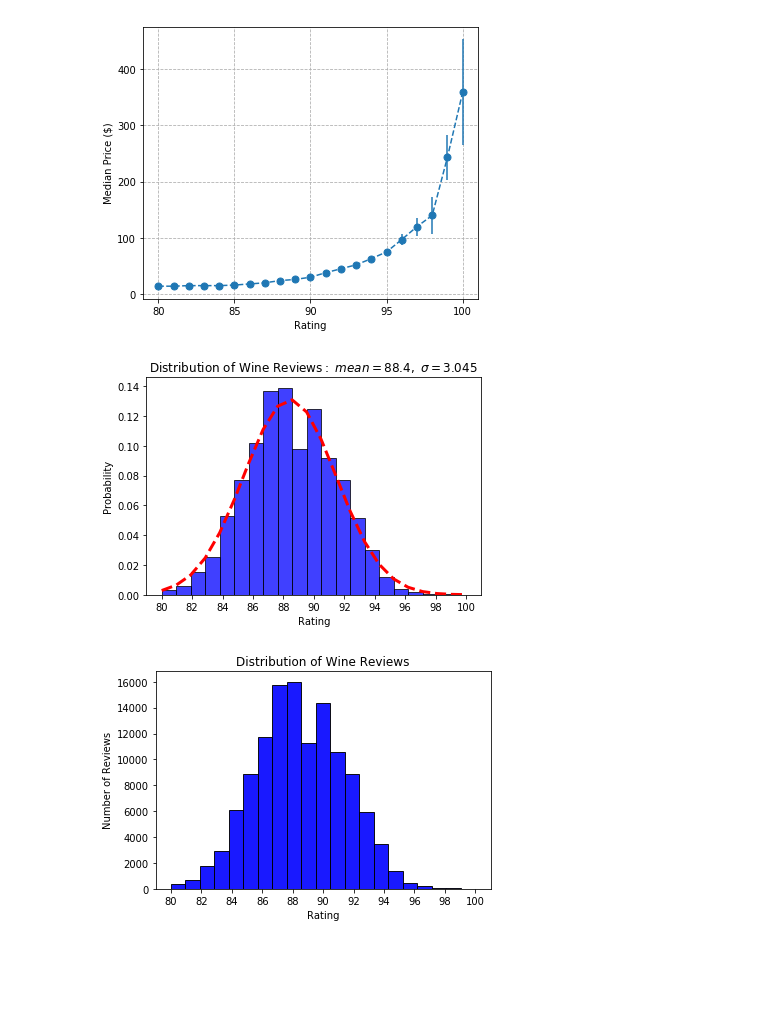
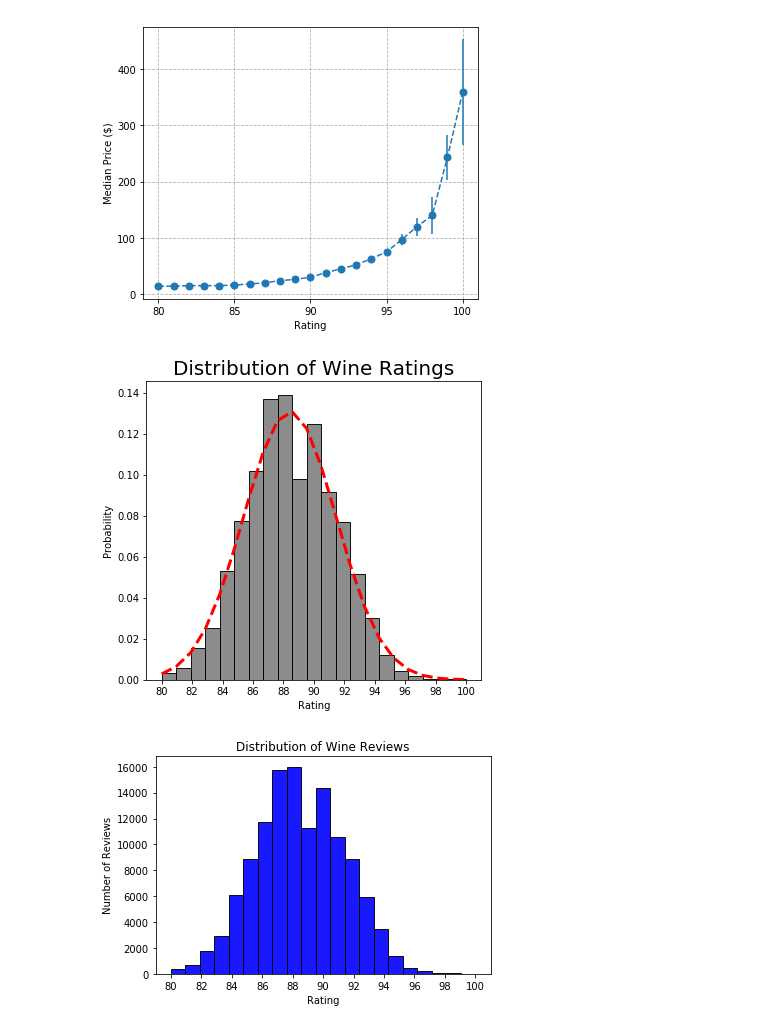
Before and after one commit to renatonico/Pygeons, a Jupyter notebook: notebooks/angel.ipynb, the cells around one changed output. Cells and saved outputs as stored; diff of their text form; code cells hidden in the pictures; blank space fills up the shorter version.

```diff
--- a/notebooks/angel.ipynb
+++ b/notebooks/angel.ipynb
@@ -297,25 +286,30 @@ plt.show()
 # %% [output]
 [figure]
 # %%
+plt.figure(figsize=(6,5.5))
 x = clean_data['points']
 num_bins = 21
 #n, bins, patches = plt.hist(x, num_bins, facecolor='blue', alpha=0.5, normed=1, edgecolor='k',histtype='bar',align='mid')
 (mu, sigma) = norm.fit(x)
 #n, bins, patches = plt.hist(x, num_bins, facecolor='blue', alpha=0.9, normed=1, edgecolor='k',histtype='bar')
-n, bins, patches = plt.hist(x, num_bins, facecolor='blue', alpha=0.75, density=1, edgecolor='k',histtype='bar')
+n, bins, patches = plt.hist(x, num_bins, facecolor='gray', alpha=0.9, density=1, edgecolor='k',histtype='bar')
 y = mlab.normpdf( bins, mu, sigma)
 l = plt.plot(bins, y, 'r--', linewidth=3)
 #n, bins, patches = plt.hist(x, num_bins,align='mid',line=True)
+#plt.figure(figsize=(6,5))
 plt.xticks(range(80,101,2))
 plt.xlabel('Rating')
 plt.ylabel('Probability')
+
 #plt.title('Distribution of Wine Reviews')
-plt.title(r'$\mathrm{Distribution\ of\ Wine\ Reviews:}\ mean=%.1f,\ \sigma=%.3f$' %(mu, sigma))
+#plt.title(r'$\mathrm{Distribution\ of\ Wine\ Reviews:}\ mean=%.1f,\ \sigma=%.3f$' %(mu, sigma))
+#plt.title(r'$\mathrm{Distribution\ of\ Wine\ Reviews:}\ mean=%.1f$' %(mu),fontsize=20)
+plt.title('Distribution of Wine Ratings',fontsize=20)
 #y = mlab.normpdf( bins, mu, sigma)
 #l = plt.plot(bins, y, 'r--', linewidth=1)
 plt.show()
 # %% [output]
-[figure, old version]
+[figure, new version]
 # %%
 x = clean_data['points']
 num_bins = 21
```
Also changed, not shown: parts of 24 cells of this notebook, 1 other file.
